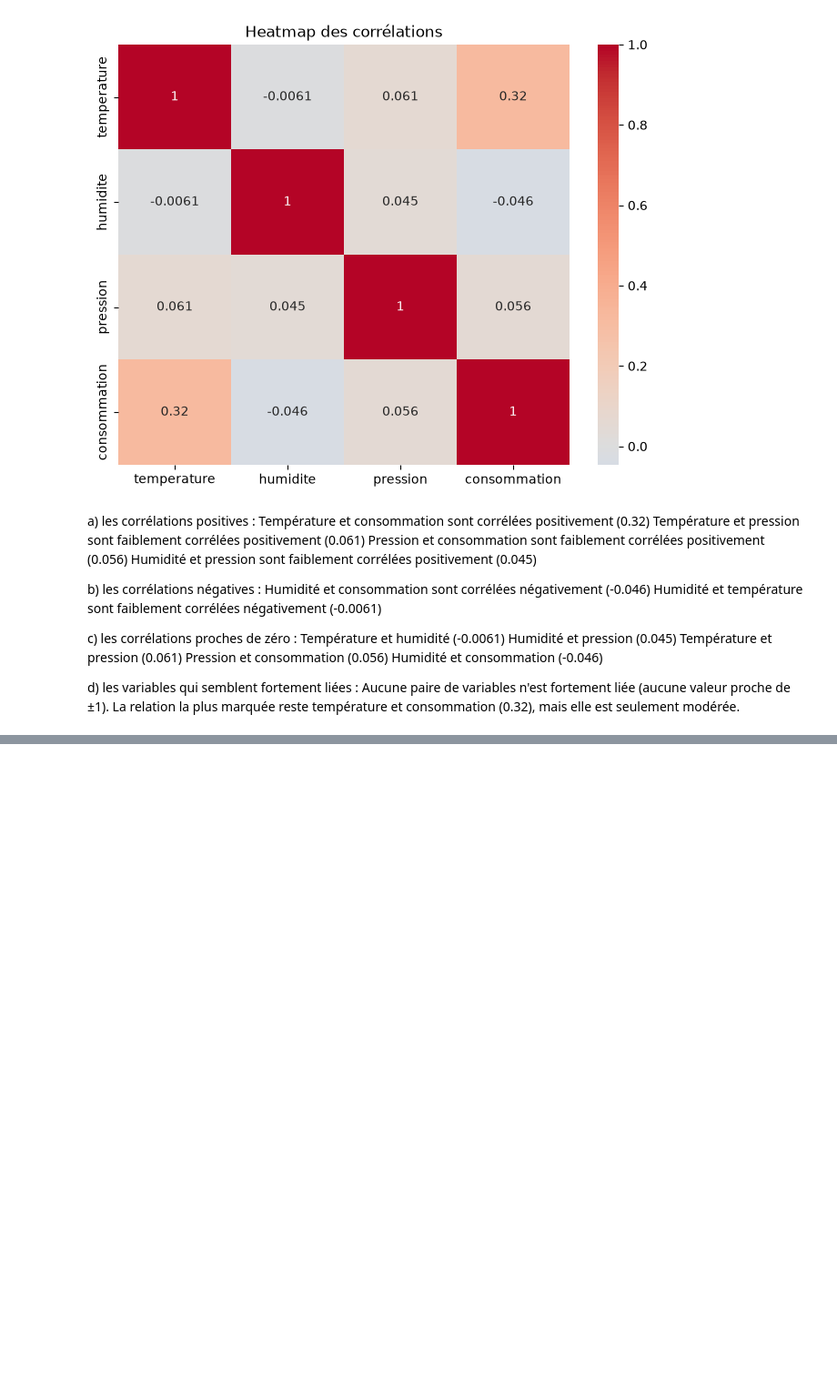
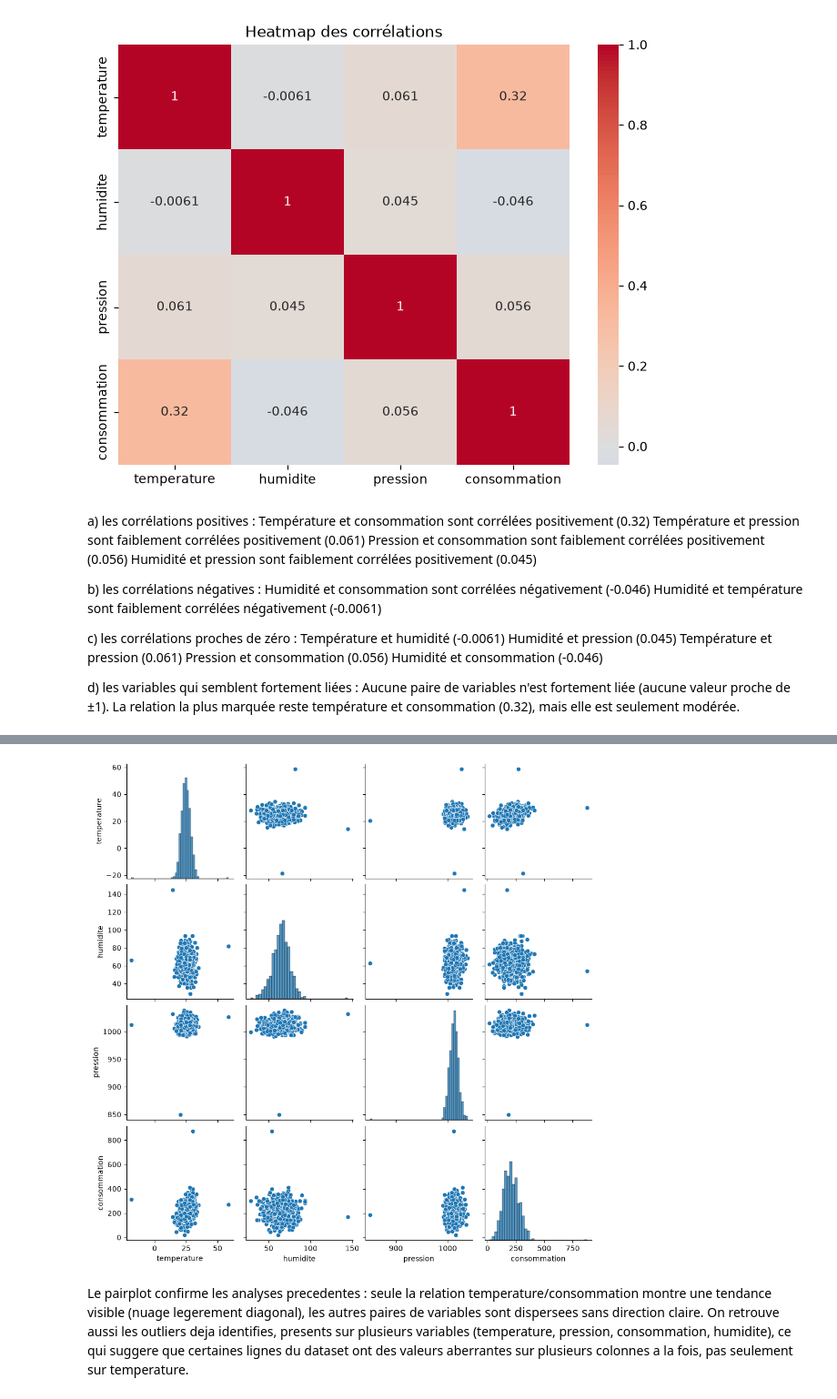
Before and after one commit to Atou-D10/atelier_seaborn_iot, a Jupyter notebook: notebooks/atelier_seaborn_iot.ipynb, the cells around one changed output, grey strips where cells are left out. Shown at 91% size. Saved outputs shown, nothing was run; the diff lists cells and outputs as text; code cells hidden in the pictures; blank space fills up the shorter version.

Commit message:
Partie 10: pairplot temperature/humidite/pression/consommation + observations (distributions, relations, outliers)

```diff
--- a/notebooks/atelier_seaborn_iot.ipynb
+++ b/notebooks/atelier_seaborn_iot.ipynb
@@ -455,0 +461,14 @@ d) les variables qui semblent fortement liées :
+# %%
+# pairplot affiche, pour chaque paire de variables numeriques, un scatterplot,
+# et sur la diagonale, la distribution individuelle de chaque variable.
+sns.pairplot(df[["temperature", "humidite", "pression", "consommation"]])
+plt.show()
+# %% [output]
+[figure, added]
+# %% [markdown]
+Le pairplot confirme les analyses precedentes : seule la relation temperature/consommation
+montre une tendance visible (nuage legerement diagonal), les autres paires de variables
+sont dispersees sans direction claire. On retrouve aussi les outliers deja identifies,
+presents sur plusieurs variables (temperature, pression, consommation, humidite), ce qui
+suggere que certaines lignes du dataset ont des valeurs aberrantes sur plusieurs colonnes
+a la fois, pas seulement sur temperature.
```
Also changed, not shown: parts of 1 cell of this notebook.
